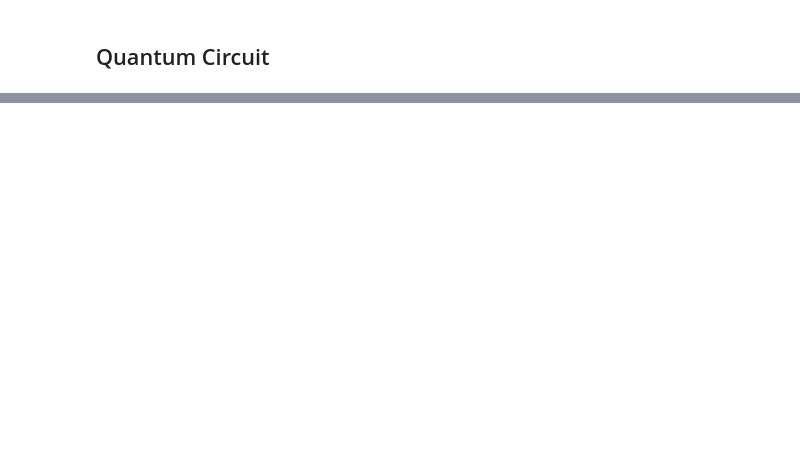
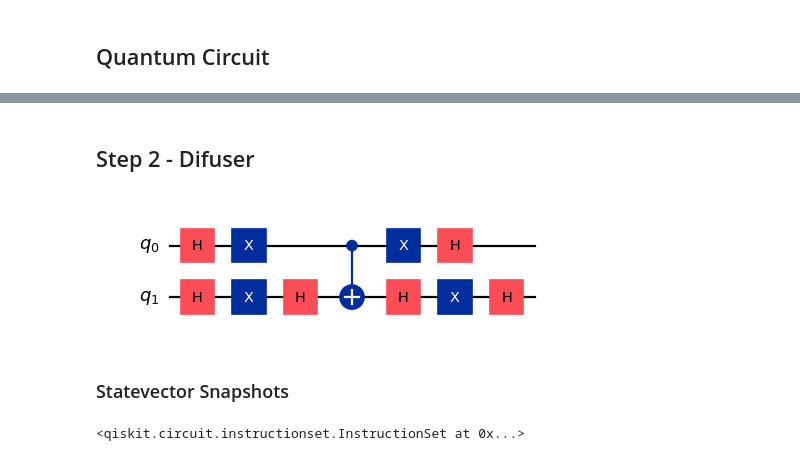
Before and after one commit to xandergot/AdvancedQuiskitDemo, a Jupyter notebook: circuit.ipynb, the cells around one changed output, grey strips where cells are left out. Drawn from its saved outputs; the diff is of its cells as text; code cells hidden in the pictures; blank space fills up the shorter version.

```diff
--- a/circuit.ipynb
+++ b/circuit.ipynb
@@ -25,0 +24,15 @@ qc.draw(output='mpl', scale=0.8)
+# %% [markdown]
+## Step 2 - Difuser
+# %%
+
+
+
+diffuser.draw(output='mpl', scale=.8)
+# %% [output]
+[figure, added]
+# %% [markdown]
+### Statevector Snapshots
+# %%
+qc2 = QuantumCircuit(2, 2)
+# %% [output]
+<qiskit.circuit.instructionset.InstructionSet at 0x...>
```
Also changed, not shown: parts of 11 cells of this notebook, 3 other files.
